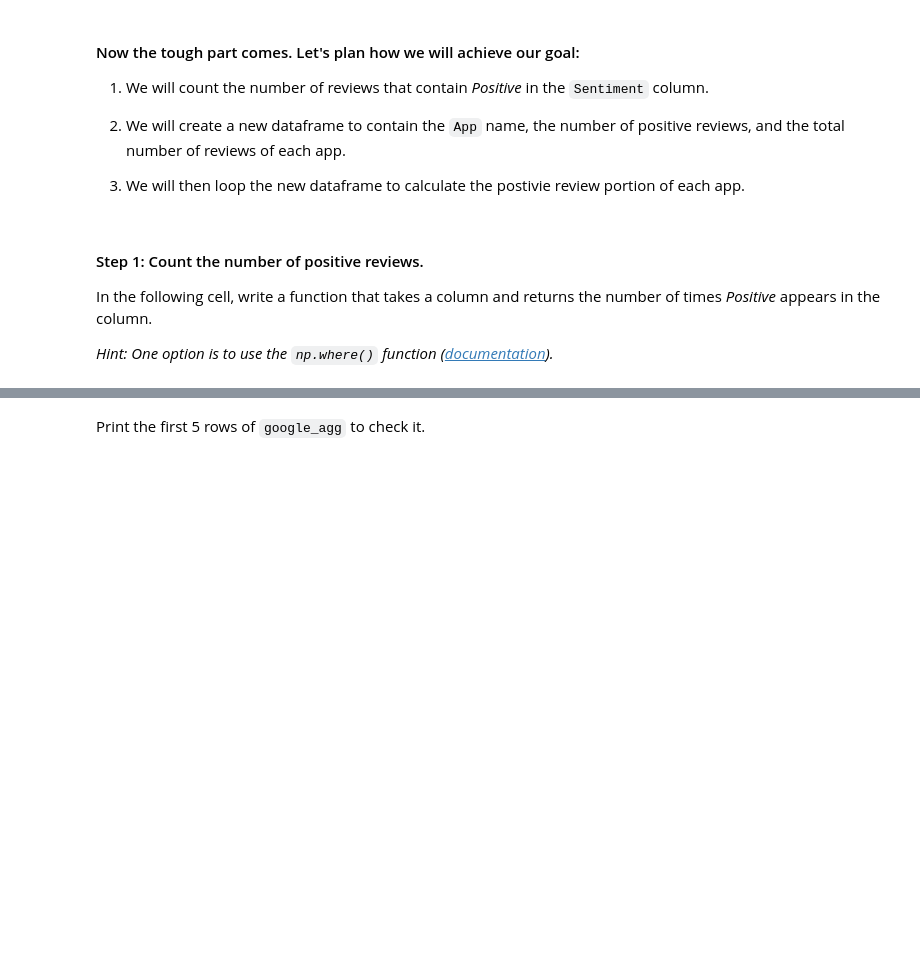
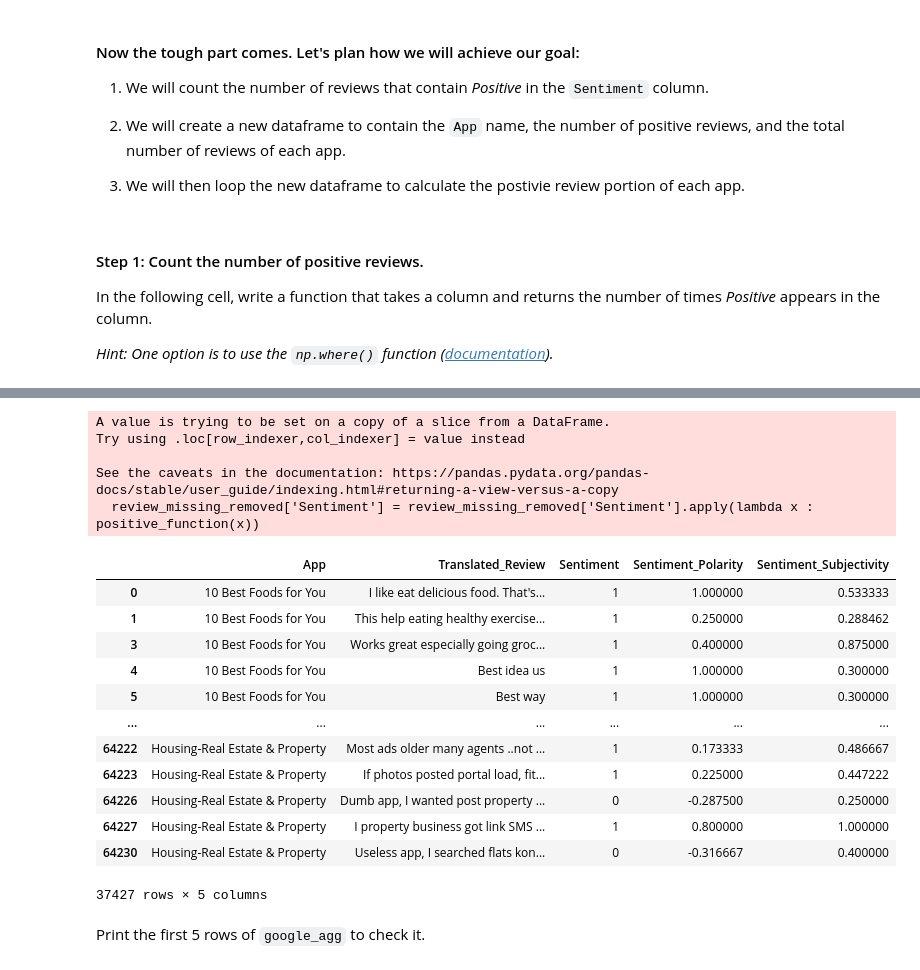
Before and after one commit to javiergispert/dataptmad0522_labs, a Jupyter notebook: module-3/feature-extraction/your-code/notebooks/main.ipynb, the cells around one changed output, grey strips where cells are left out. Cells and saved outputs as stored; diff of their text form; code cells hidden in the pictures; blank space fills up the shorter version.

```diff
--- a/module-3/feature-extraction/your-code/notebooks/main.ipynb
+++ b/module-3/feature-extraction/your-code/notebooks/main.ipynb
@@ -601,7 +601,10 @@ def positive_function(x):
     Returns:
         The number of occurrences of `Positive` in the column data.
     """
-    return 0
+    #c = 0
+    #i = 0
+    #np.where('Positive' in x, c =+ 1, i =+0) intentaba buscar la manera de que la función me diera un único valor acumulado
+    return np.where('Positive' in x, 1, 0)
 # %% [markdown]
 #### Step 2: Create a new dataframe to contain the `App` name, the number of positive reviews, and the total number of reviews of each app
 
@@ -620,0 +624,23 @@ As of Pandas v0.23.4, you may opt to supply an array or an object to `agg()`. If
+# %%
+# Your code here:
+review_missing_removed['Sentiment'] = review_missing_removed['Sentiment'].apply(lambda x : positive_function(x))
+review_missing_removed
+# %% [output]
+A value is trying to be set on a copy of a slice from a DataFrame.
+Try using .loc[row_indexer,col_indexer] = value instead
+
+See the caveats in the documentation: https://pandas.pydata.org/pandas-docs/stable/user_guide/indexing.html#returning-a-view-versus-a-copy
+  review_missing_removed['Sentiment'] = review_missing_removed['Sentiment'].apply(lambda x : positive_function(x))
+|  | App | Translated_Review | Sentiment | Sentiment_Polarity | Sentiment_Subjectivity |
+| 0 | 10 Best Foods for You | I like eat delicious food. That's... | 1 | 1.000000 | 0.533333 |
+| 1 | 10 Best Foods for You | This help eating healthy exercise... | 1 | 0.250000 | 0.288462 |
+| 3 | 10 Best Foods for You | Works great especially going groc... | 1 | 0.400000 | 0.875000 |
+| 4 | 10 Best Foods for You | Best idea us | 1 | 1.000000 | 0.300000 |
+| 5 | 10 Best Foods for You | Best way | 1 | 1.000000 | 0.300000 |
+| ... | ... | ... | ... | ... | ... |
+| 64222 | Housing-Real Estate & Property | Most ads older many agents ..not ... | 1 | 0.173333 | 0.486667 |
+| 64223 | Housing-Real Estate & Property | If photos posted portal load, fit... | 1 | 0.225000 | 0.447222 |
+| 64226 | Housing-Real Estate & Property | Dumb app, I wanted post property ... | 0 | -0.287500 | 0.250000 |
+| 64227 | Housing-Real Estate & Property | I property business got link SMS ... | 1 | 0.800000 | 1.000000 |
+| 64230 | Housing-Real Estate & Property | Useless app, I searched flats kon... | 0 | -0.316667 | 0.400000 |
+37427 rows × 5 columns
```
Also changed, not shown: parts of 11 cells of this notebook.
